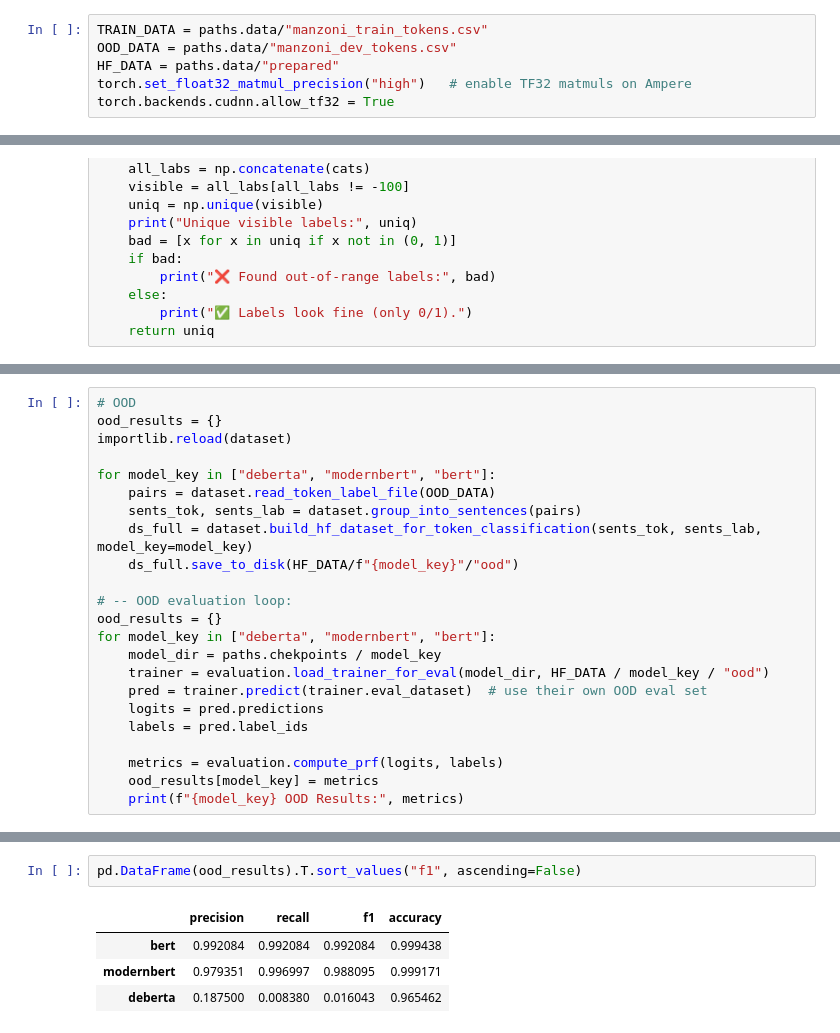
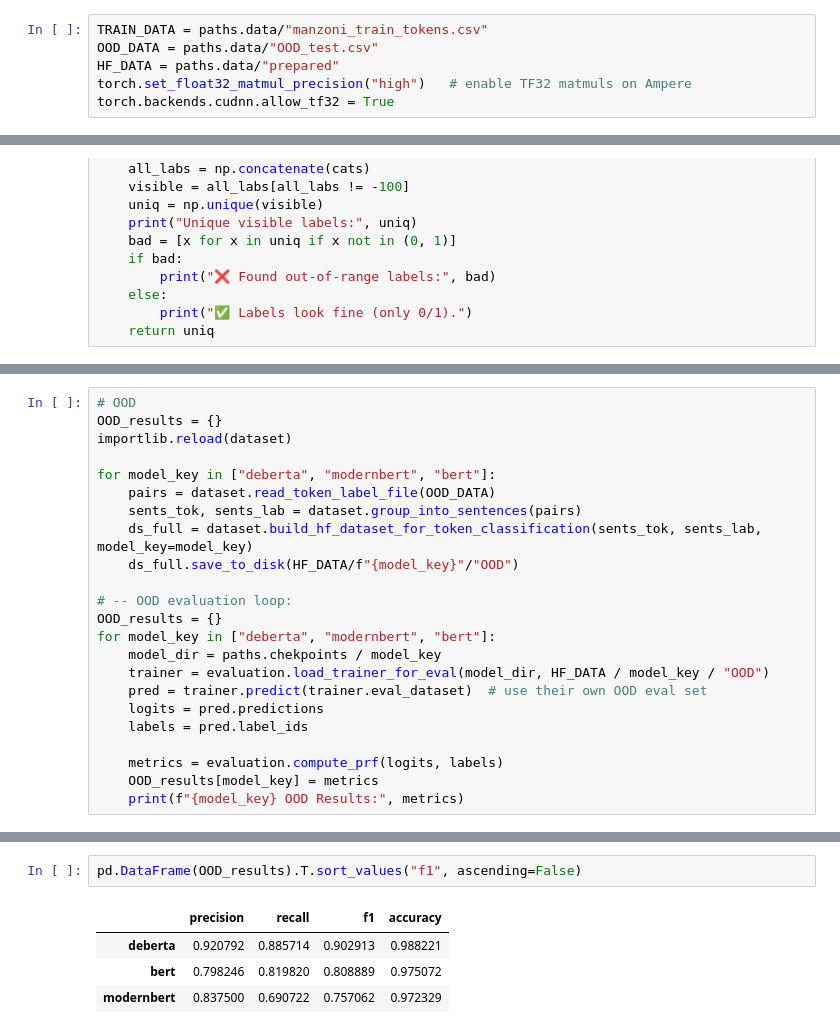
Before and after one commit to Alessio-Olivieri/mnlp, a Jupyter notebook: notebooks/token_classification.ipynb, the cells around one changed output, grey strips where cells are left out. Drawn from its saved outputs; the diff is of its cells as text.

Commit message:
Performed OOD tests and added padding token to tokenizers in generative

```diff
--- a/notebooks/token_classification.ipynb
+++ b/notebooks/token_classification.ipynb
@@ -14,7 +16,7 @@ from datasets import load_from_disk
 train_flag = True
 # %%
 TRAIN_DATA = paths.data/"manzoni_train_tokens.csv"
-OOD_DATA = paths.data/"manzoni_dev_tokens.csv"
+OOD_DATA = paths.data/"OOD_test.csv"
 HF_DATA = paths.data/"prepared"
 torch.set_float32_matmul_precision("high")   # enable TF32 matmuls on Ampere
 torch.backends.cudnn.allow_tf32 = True
@@ -186,25 +273,25 @@ AttributeError: `AcceleratorState` object has no attribute `distributed_type`. T
 # %%
 # OOD
-ood_results = {}
+OOD_results = {}
 importlib.reload(dataset)
 
 for model_key in ["deberta", "modernbert", "bert"]:
     pairs = dataset.read_token_label_file(OOD_DATA)
     sents_tok, sents_lab = dataset.group_into_sentences(pairs)
     ds_full = dataset.build_hf_dataset_for_token_classification(sents_tok, sents_lab, model_key=model_key)
-    ds_full.save_to_disk(HF_DATA/f"{model_key}"/"ood")
+    ds_full.save_to_disk(HF_DATA/f"{model_key}"/"OOD")
 
 # -- OOD evaluation loop:
-ood_results = {}
+OOD_results = {}
 for model_key in ["deberta", "modernbert", "bert"]:
     model_dir = paths.chekpoints / model_key
-    trainer = evaluation.load_trainer_for_eval(model_dir, HF_DATA / model_key / "ood")
+    trainer = evaluation.load_trainer_for_eval(model_dir, HF_DATA / model_key / "OOD")
     pred = trainer.predict(trainer.eval_dataset)  # use their own OOD eval set
     logits = pred.predictions
     labels = pred.label_ids
 
     metrics = evaluation.compute_prf(logits, labels)
-    ood_results[model_key] = metrics
+    OOD_results[model_key] = metrics
     print(f"{model_key} OOD Results:", metrics)
 # %% [output]
 microsoft/deberta-v3-base
@@ -219,8 +306,8 @@ bert OOD Results: {'precision': 0.9895287958115183, 'recall': 0.9973614775725593
 # %%
-pd.DataFrame(ood_results).T.sort_values("f1", ascending=False)
+pd.DataFrame(OOD_results).T.sort_values("f1", ascending=False)
 # %% [output]
 |  | precision | recall | f1 | accuracy |
-| bert | 0.992084 | 0.992084 | 0.992084 | 0.999438 |
-| modernbert | 0.979351 | 0.996997 | 0.988095 | 0.999171 |
-| deberta | 0.187500 | 0.008380 | 0.016043 | 0.965462 |
+| deberta | 0.920792 | 0.885714 | 0.902913 | 0.988221 |
+| bert | 0.798246 | 0.819820 | 0.808889 | 0.975072 |
+| modernbert | 0.837500 | 0.690722 | 0.757062 | 0.972329 |
 # %%
```
Also changed, not shown: parts of 8 cells of this notebook, 19 other files.
